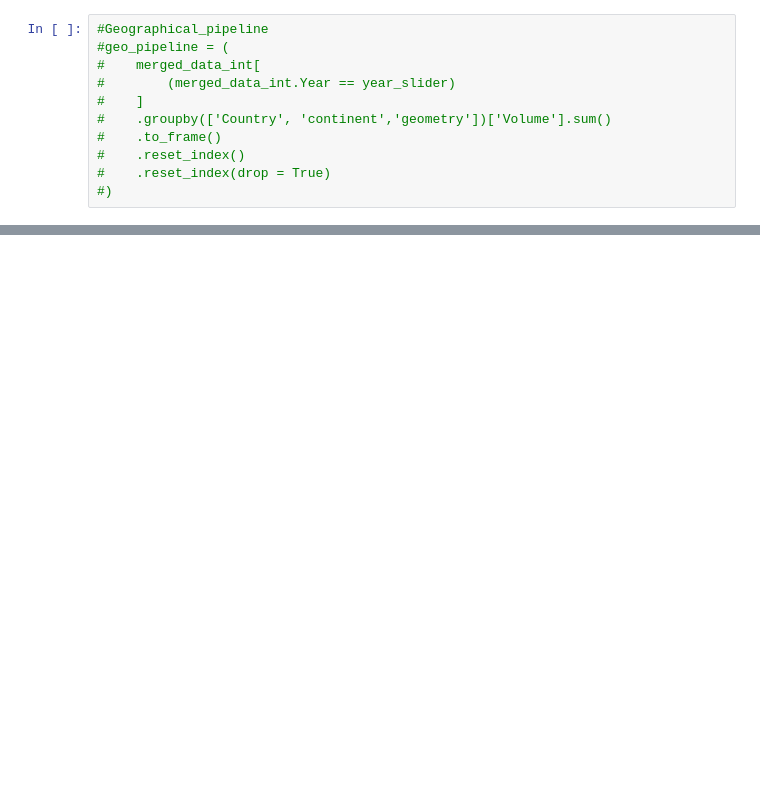
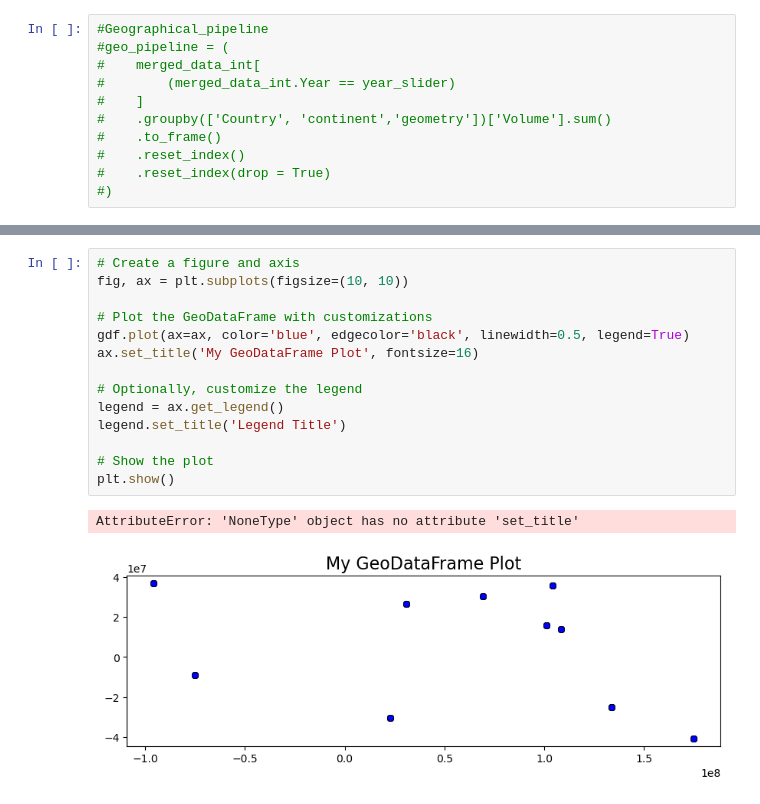
Before and after one commit to Afriani/Indonesian-Fruits-Importer, a Jupyter notebook: notebooks/Geo.ipynb, the cells around one changed output, grey strips where cells are left out. Saved outputs shown, nothing was run; the diff lists cells and outputs as text; blank space fills up the shorter version.

```diff
--- a/notebooks/Geo.ipynb
+++ b/notebooks/Geo.ipynb
@@ -78,0 +64,17 @@ merged_data.explore(
+# %%
+# Create a figure and axis
+fig, ax = plt.subplots(figsize=(10, 10))
+
+# Plot the GeoDataFrame with customizations
+gdf.plot(ax=ax, color='blue', edgecolor='black', linewidth=0.5, legend=True)
+ax.set_title('My GeoDataFrame Plot', fontsize=16)
+
+# Optionally, customize the legend
+legend = ax.get_legend()
+legend.set_title('Legend Title')
+
+# Show the plot
+plt.show()
+# %% [output]
+AttributeError: 'NoneType' object has no attribute 'set_title'
+[figure, added]
```
Also changed, not shown: parts of 7 cells of this notebook.
